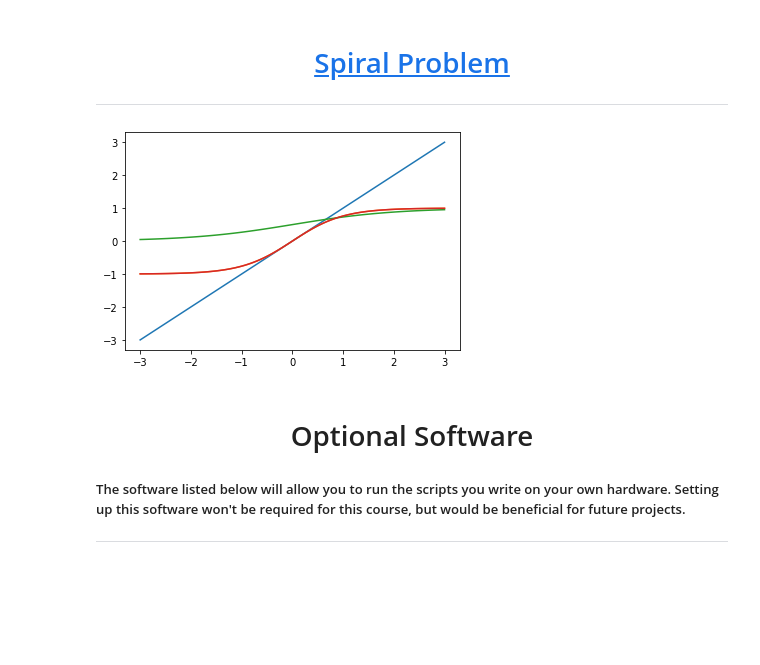
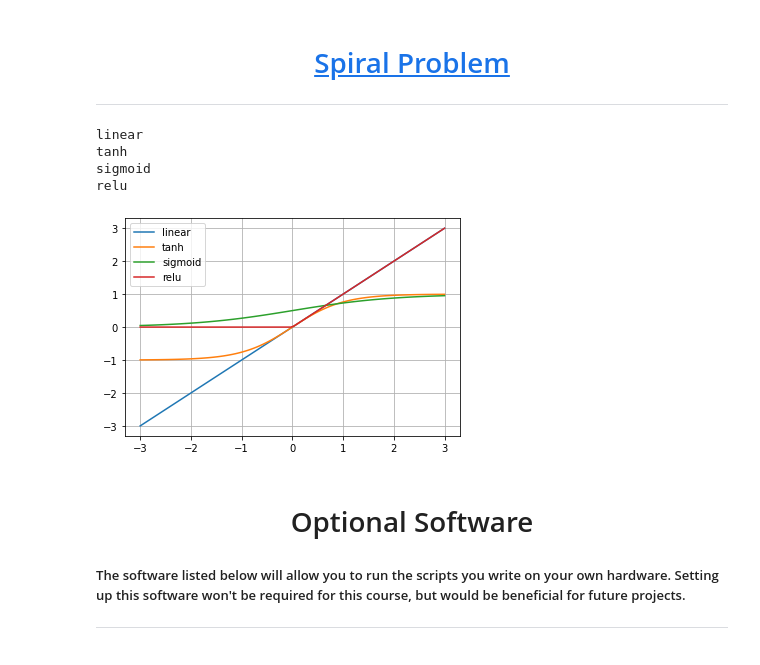
Before and after one commit to BTitor/ai-webdev, a Jupyter notebook: lessons/lesson-01/lesson-01.BTitor.ipynb, the cells around one changed output. Cells and saved outputs as stored; diff of their text form; code cells hidden in the pictures; blank space fills up the shorter version.

```diff
--- a/lessons/lesson-01/lesson-01.BTitor.ipynb
+++ b/lessons/lesson-01/lesson-01.BTitor.ipynb
@@ -166,20 +166,27 @@ plotFn(relu)
 ---
 # %%
 # create function that plots activation function outputs
-actFnArr=[linear,tanh,sigmoid,tanh]
+actFnArr=[linear,tanh,sigmoid,relu]
 
 def plotActFns(actFns):
   for currFn in actFns:
+    print(currFn.__name__)
     y=[]
     x=np.linspace(-3,3,100)
     for currX in x:
       y.append(currFn(currX))
-    plt.plot(x,y)
+    plt.plot(x,y,label=currFn.__name__)
+  plt.legend()
+  plt.grid()
   plt.show()
 
 plotActFns(actFnArr)
 # %% [output]
+linear
+tanh
+sigmoid
+relu
-[figure, old version]
+[figure, new version]
 # %% [markdown]
 <h1 align='center'>Optional Software</h1>
 
```
